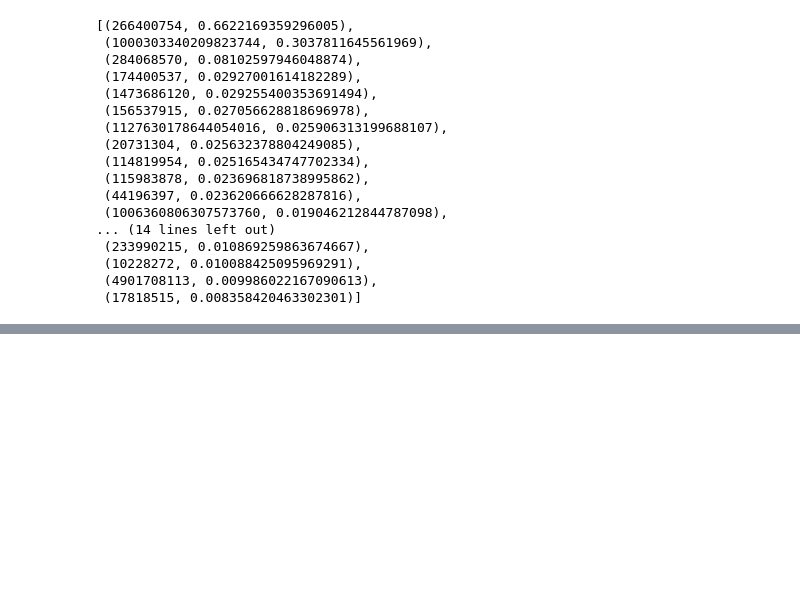
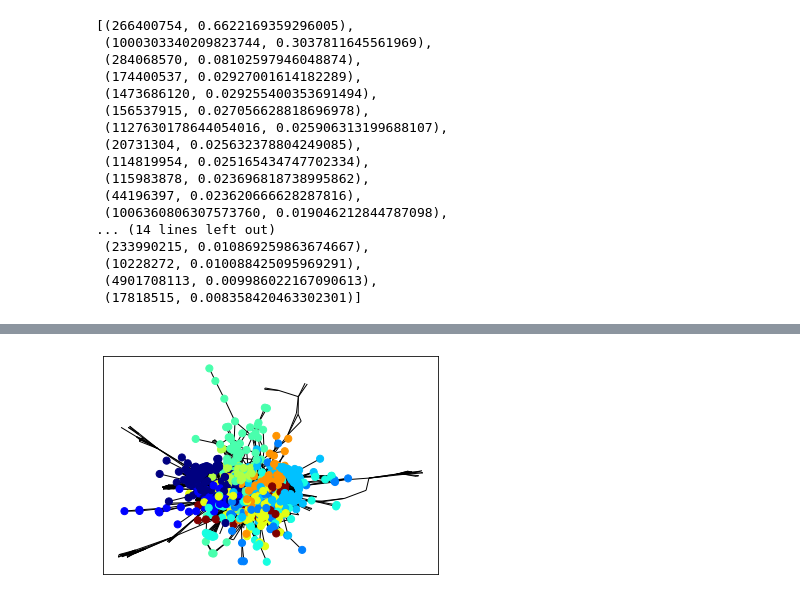
Before and after one commit to jecrespo/Analisis-RRSS-Python, a Jupyter notebook: Proyecto/Proyecto_arduino.ipynb, the cells around one changed output, grey strips where cells are left out. Cells and saved outputs as stored; diff of their text form; code cells hidden in the pictures; blank space fills up the shorter version.

Commit message:
Comunidades

```diff
--- a/Proyecto/Proyecto_arduino.ipynb
+++ b/Proyecto/Proyecto_arduino.ipynb
@@ -868,3 +887,31 @@ Usuarios con más importancia en la red (centralidad de Katz - autoridad) para A
 #ejercicio6 - Detección de comunidades. Analiza las comunidades que aparecen en el grafo
 #  - Identificación de comunidades.
 #  - Visualizar comunidades
+# %%
+#comunidades
+import community
+parts_arduino = community.best_partition(G_final_arduino)
+parts_Trump = community.best_partition(G_final_Trump)
+
+communities_arduino = set(parts_arduino.values())
+print('--- Comunidades Arduino ---')
+print(communities_arduino)
+
+#diccionario con los miembros de las comunidades
+members_arduino = {c:[] for c in communities_arduino}
+for id, c in parts_arduino.items():
+    members_arduino[c].append(id)
+
+for c, m in members_arduino.items():
+    print(f'Comunidad {c}: {len(m)} elementos')
+
+communities_Trump = set(parts_Trump.values())
+print('\n--- Comunidades Trump ---')
+print(communities_Trump)
+
+members_Trump = {c:[] for c in communities_Trump}
+for id, c in parts_Trump.items():
+    members_Trump[c].append(id)
+
+for c, m in members_Trump.items():
+    print(f'Comunidad {c}: {len(m)} elementos')
@@ -870,0 +952,12 @@ Usuarios con más importancia en la red (centralidad de Katz - autoridad) para A
+# %%
+#Representacion gráfica Arduino
+#lista de colores para cada nodo
+colores = [parts_arduino[n] for n in G_final_arduino.nodes()]
+#solo pinto en colores las comunidades importantes
+colores_modificado = [c if len(members_arduino[c]) > 50 else 0 for c in colores]
+#tamaño 10 para las comuidades importantes, resto 0
+sizes = [50 if len(members_arduino[c]) > 50 else 0 for c in colores]
+
+nx.draw_networkx(G_final_arduino, pos=spring_pos_arduino, cmap=plt.get_cmap('jet'), node_color=colores_modificado, node_size=sizes, with_labels=False)
+# %% [output]
+[figure, added]
```
Also changed, not shown: parts of 10 cells of this notebook, 5 other files.
